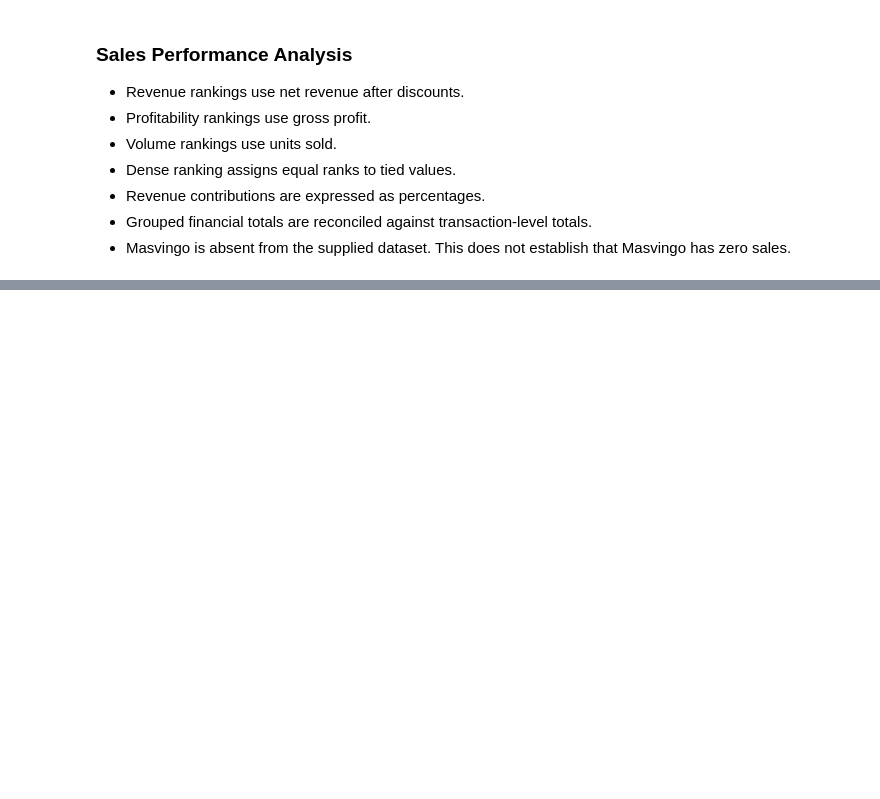
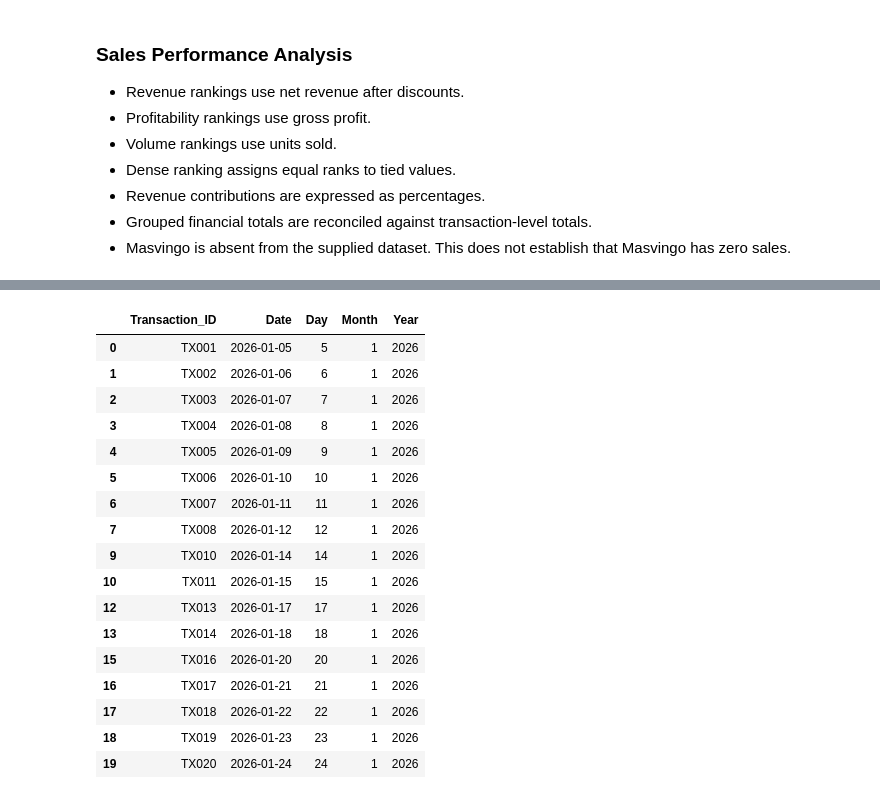
Before and after one commit to Tinashemutanda/injiva-pandas-sales-intelligence, a Jupyter notebook: notebooks/sales_analysis.ipynb, the cells around one changed output, grey strips where cells are left out. Saved outputs shown, nothing was run; the diff lists cells and outputs as text; code cells hidden in the pictures; blank space fills up the shorter version.

```diff
--- a/notebooks/sales_analysis.ipynb
+++ b/notebooks/sales_analysis.ipynb
@@ -863,0 +870,27 @@ Sales performance reports exported successfully.
+# %%
+financial_df["Day"] = financial_df["Date"].dt.day
+financial_df["Month"] = financial_df["Date"].dt.month
+financial_df["Year"] = financial_df["Date"].dt.year
+
+display(financial_df[
+    ["Transaction_ID", "Date", "Day", "Month", "Year"]
+])
+# %% [output]
+|  | Transaction_ID | Date | Day | Month | Year |
+| 0 | TX001 | 2026-01-05 | 5 | 1 | 2026 |
+| 1 | TX002 | 2026-01-06 | 6 | 1 | 2026 |
+| 2 | TX003 | 2026-01-07 | 7 | 1 | 2026 |
+| 3 | TX004 | 2026-01-08 | 8 | 1 | 2026 |
+| 4 | TX005 | 2026-01-09 | 9 | 1 | 2026 |
+| 5 | TX006 | 2026-01-10 | 10 | 1 | 2026 |
+| 6 | TX007 | 2026-01-11 | 11 | 1 | 2026 |
+| 7 | TX008 | 2026-01-12 | 12 | 1 | 2026 |
+| 9 | TX010 | 2026-01-14 | 14 | 1 | 2026 |
+| 10 | TX011 | 2026-01-15 | 15 | 1 | 2026 |
+| 12 | TX013 | 2026-01-17 | 17 | 1 | 2026 |
+| 13 | TX014 | 2026-01-18 | 18 | 1 | 2026 |
+| 15 | TX016 | 2026-01-20 | 20 | 1 | 2026 |
+| 16 | TX017 | 2026-01-21 | 21 | 1 | 2026 |
+| 17 | TX018 | 2026-01-22 | 22 | 1 | 2026 |
+| 18 | TX019 | 2026-01-23 | 23 | 1 | 2026 |
+| 19 | TX020 | 2026-01-24 | 24 | 1 | 2026 |
```
Also changed, not shown: parts of 16 cells of this notebook, 3 other files.
